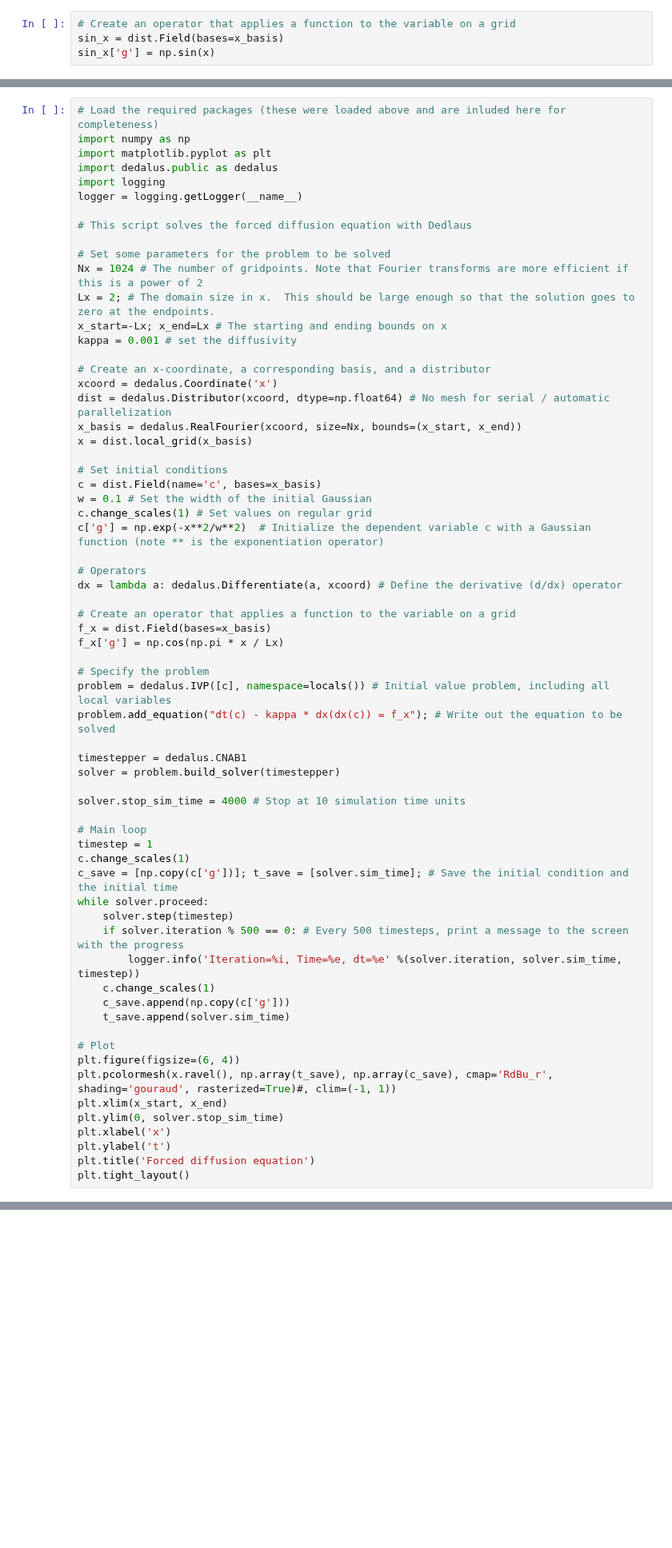
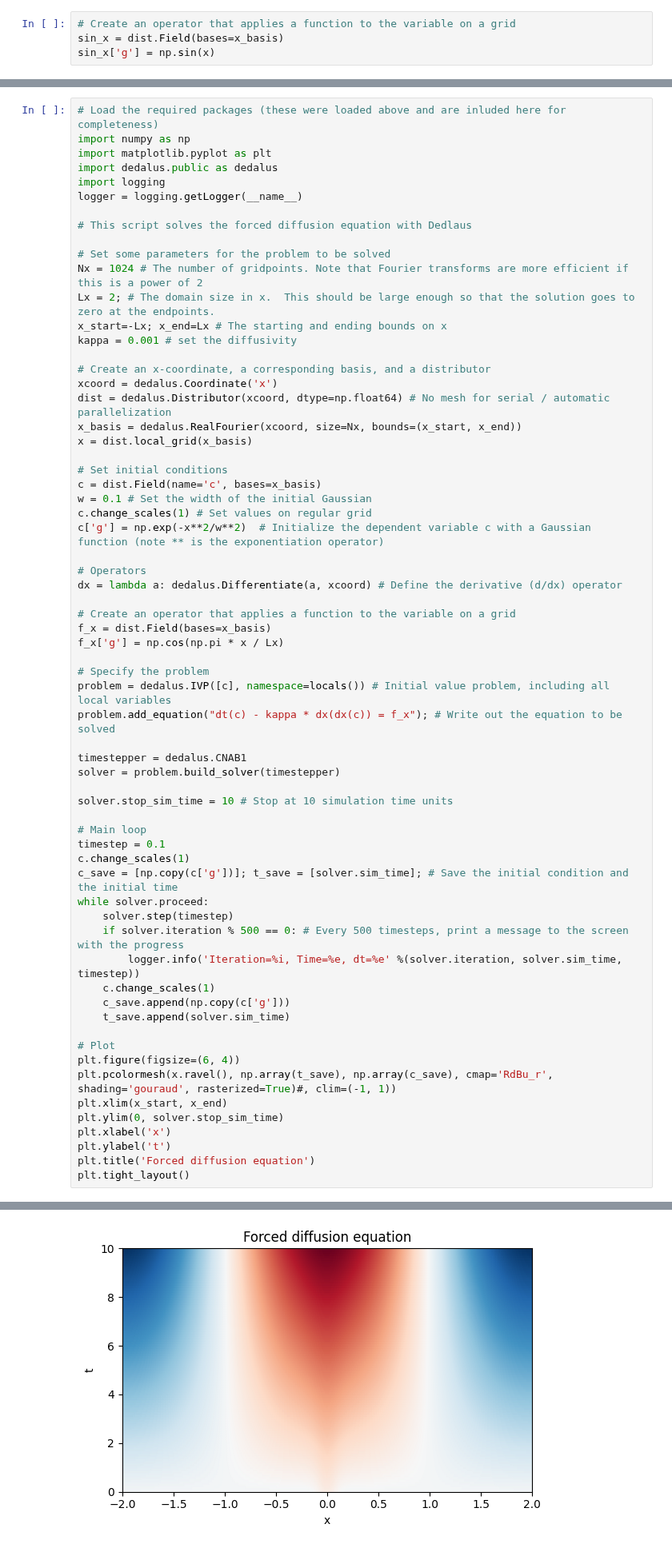
Before and after one commit to Zero-Rae/QCES123, a Jupyter notebook: project1_dedalus.ipynb, the cells around one changed output, grey strips where cells are left out. Shown at 80% size. Saved outputs shown, nothing was run; the diff lists cells and outputs as text; blank space fills up the shorter version.

```diff
--- a/project1_dedalus.ipynb
+++ b/project1_dedalus.ipynb
@@ -334,10 +334,10 @@ problem.add_equation("dt(c) - kappa * dx(dx(c)) = f_x"); # Write out the equatio
 timestepper = dedalus.CNAB1
 solver = problem.build_solver(timestepper)
 
-solver.stop_sim_time = 4000 # Stop at 10 simulation time units
+solver.stop_sim_time = 10 # Stop at 10 simulation time units
 
 # Main loop
-timestep = 1
+timestep = 0.1
 c.change_scales(1)
 c_save = [np.copy(c['g'])]; t_save = [solver.sim_time]; # Save the initial condition and the initial time
 while solver.proceed:
@@ -385,3 +376,4 @@ INFO:__main__:Iteration=2500, Time=2.500000e+03, dt=1.000000e+00
+[figure, added]
 # %% [markdown]
 ## 5. Student investigation
 <a id='student_investigation'></a>
```
Also changed, not shown: parts of 4 cells of this notebook.
